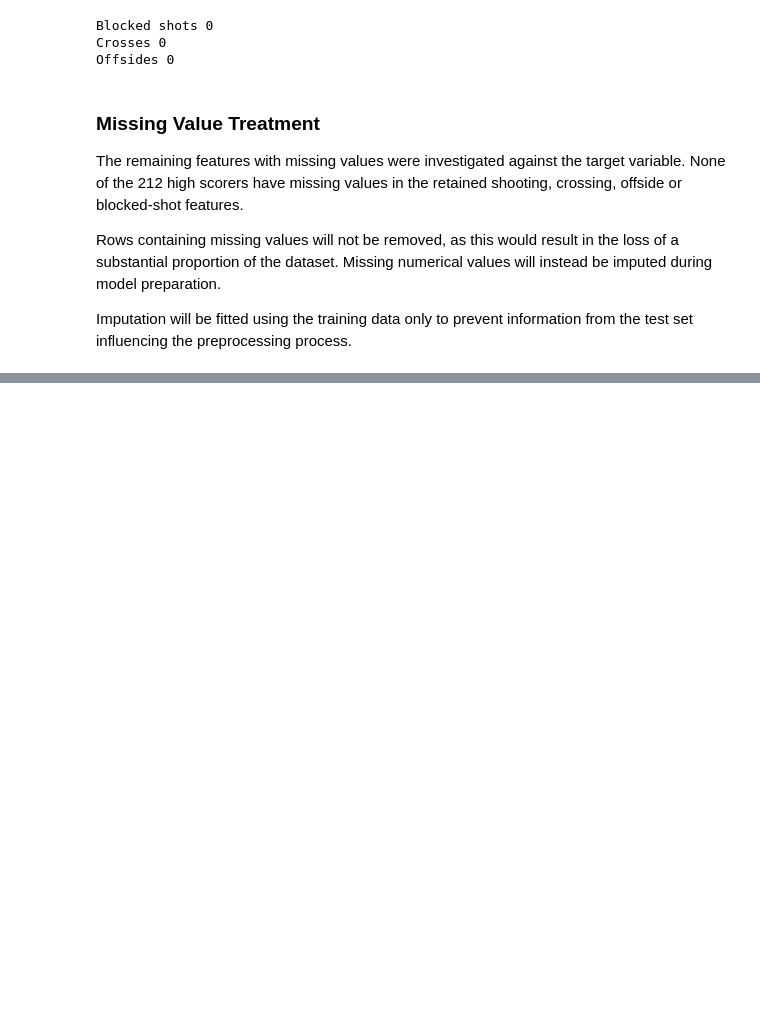
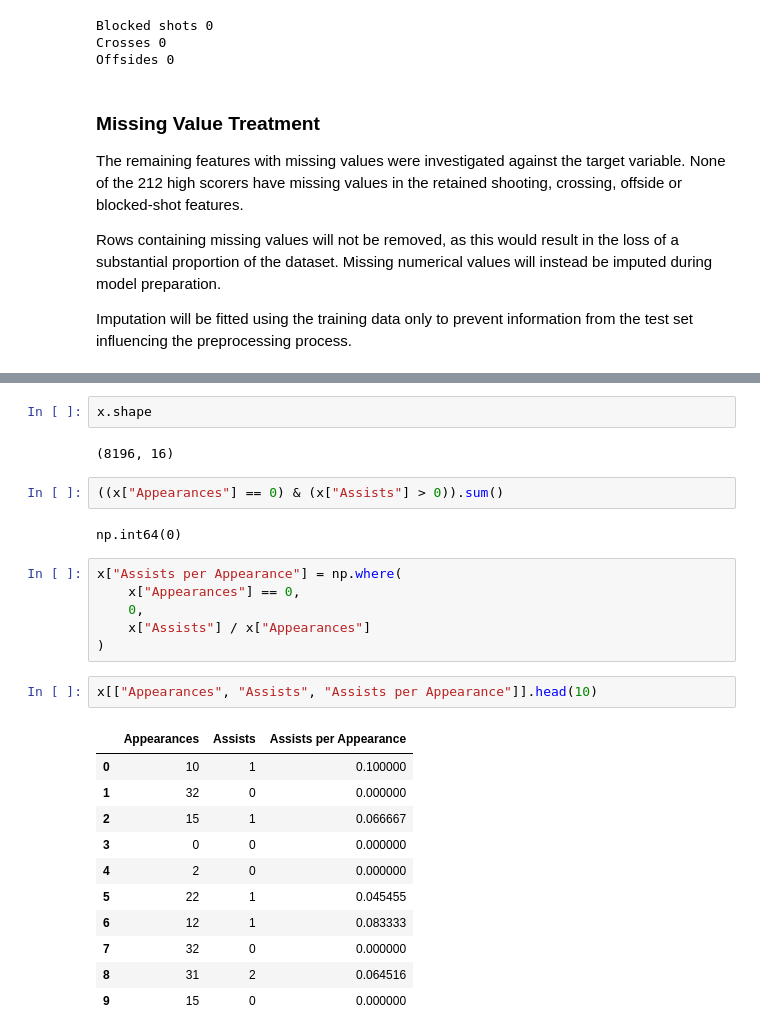
Before and after one commit to garethrogers28/premier-league-predictor, a Jupyter notebook: jupyter_notebooks/04_Feature_Engineering.ipynb, the cells around one changed output, grey strips where cells are left out. Cells and saved outputs as stored; diff of their text form; blank space fills up the shorter version.

```diff
--- a/jupyter_notebooks/04_Feature_Engineering.ipynb
+++ b/jupyter_notebooks/04_Feature_Engineering.ipynb
@@ -431,0 +531,28 @@ Imputation will be fitted using the training data only to prevent information fr
+# %%
+x.shape
+# %% [output]
+(8196, 16)
+# %%
+((x["Appearances"] == 0) & (x["Assists"] > 0)).sum()
+# %% [output]
+np.int64(0)
+# %%
+x["Assists per Appearance"] = np.where(
+    x["Appearances"] == 0,
+    0,
+    x["Assists"] / x["Appearances"]
+)
+# %%
+x[["Appearances", "Assists", "Assists per Appearance"]].head(10)
+# %% [output]
+|  | Appearances | Assists | Assists per Appearance |
+| 0 | 10 | 1 | 0.100000 |
+| 1 | 32 | 0 | 0.000000 |
+| 2 | 15 | 1 | 0.066667 |
+| 3 | 0 | 0 | 0.000000 |
+| 4 | 2 | 0 | 0.000000 |
+| 5 | 22 | 1 | 0.045455 |
+| 6 | 12 | 1 | 0.083333 |
+| 7 | 32 | 0 | 0.000000 |
+| 8 | 31 | 2 | 0.064516 |
+| 9 | 15 | 0 | 0.000000 |
```
Also changed, not shown: parts of 19 cells of this notebook.
